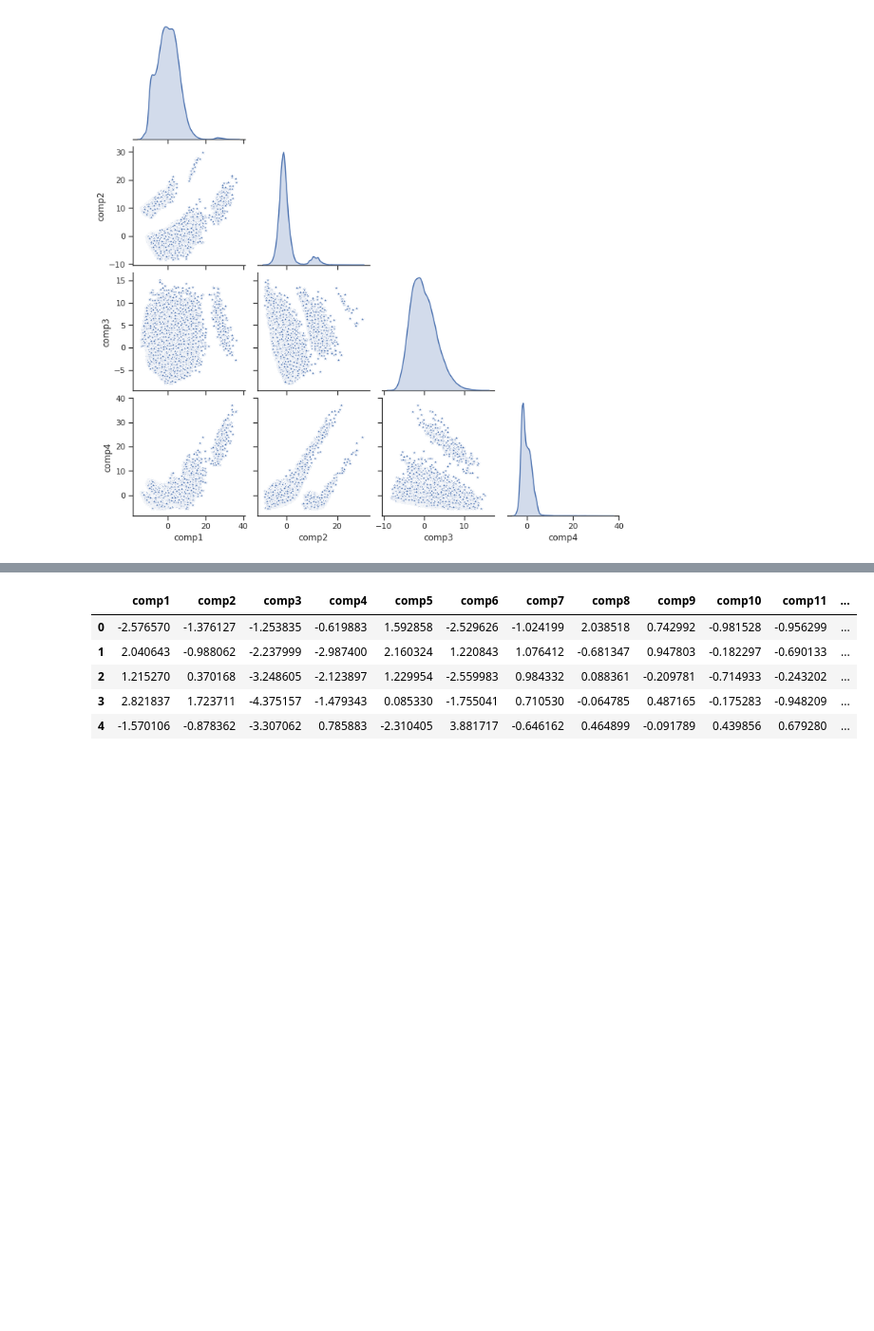
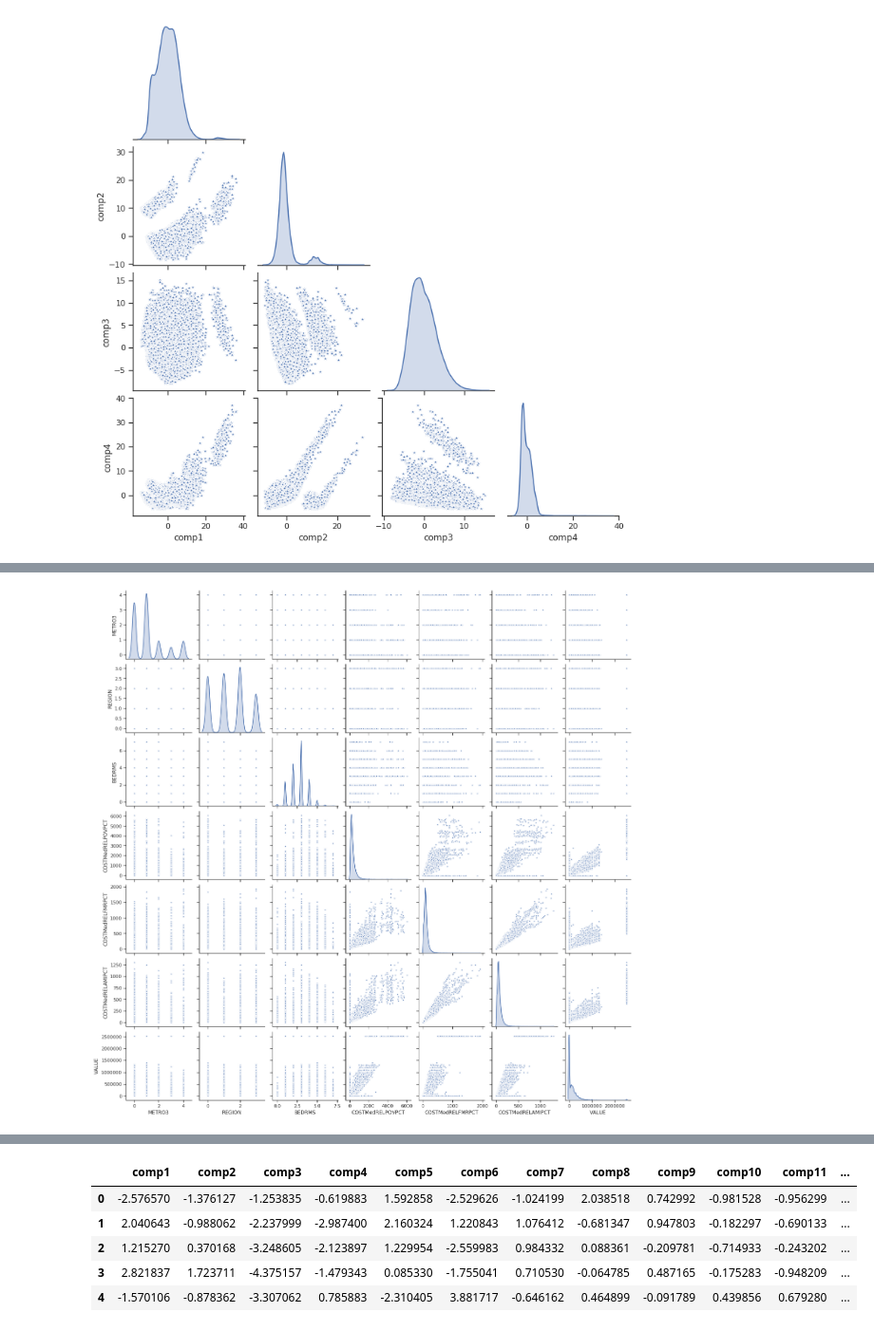
Before and after one commit to JenBanks8585/DS-Unit-1-Sprint-3-Linear-Algebra, a Jupyter notebook: module3-dimensionality-reduction/Jen_Banks_LS_DS_133_High_Dimensional_Data_Assignment.ipynb, the cells around one changed output, grey strips where cells are left out. Shown at 95% size. Cells and saved outputs as stored; diff of their text form; code cells hidden in the pictures; blank space fills up the shorter version.

```diff
--- a/module3-dimensionality-reduction/Jen_Banks_LS_DS_133_High_Dimensional_Data_Assignment.ipynb
+++ b/module3-dimensionality-reduction/Jen_Banks_LS_DS_133_High_Dimensional_Data_Assignment.ipynb
@@ -672,0 +675,5 @@ You don't necessarily have to use this resource, but this will get you started:
+# %%
+# Creating a copy of the original dataframe
+
+HADS=national.copy()
+HADS.head()
@@ -672,0 +688,4 @@ You don't necessarily have to use this resource, but this will get you started:
+# %%
+#Creating a subset dataframe from HADS
+sub_HADS=HADS[['METRO3', 'REGION', 'BEDRMS','COSTMedRELPOVPCT', 'COSTMedRELFMRPCT', 'COSTMedRELAMIPCT', 'VALUE']]
+sub_HADS.dtypes
@@ -672,0 +701,5 @@ You don't necessarily have to use this resource, but this will get you started:
+# %%
+# check for number of categorical columns
+cat_cols2 = sub_HADS.columns[sub_HADS.dtypes=='object']
+
+sub_HADS[cat_cols2] = sub_HADS[cat_cols2].astype('category')
@@ -672,0 +712,7 @@ You don't necessarily have to use this resource, but this will get you started:
+# %%
+# Replace all category cell values with their numeric category codes
+for col in cat_cols2:
+  sub_HADS[col] = sub_HADS[col].cat.codes
+
+print(sub_HADS.shape)
+sub_HADS.head()
@@ -673 +731,7 @@ You don't necessarily have to use this resource, but this will get you started:
+# %%
+# Using pairplot to check for relationships between features
+
+sns.pairplot(sub_HADS, diag_kind='kde', markers="*");
+# %% [output]
+[figure, added]
 # %% [markdown]
```
Also changed, not shown: parts of 6 cells of this notebook.
